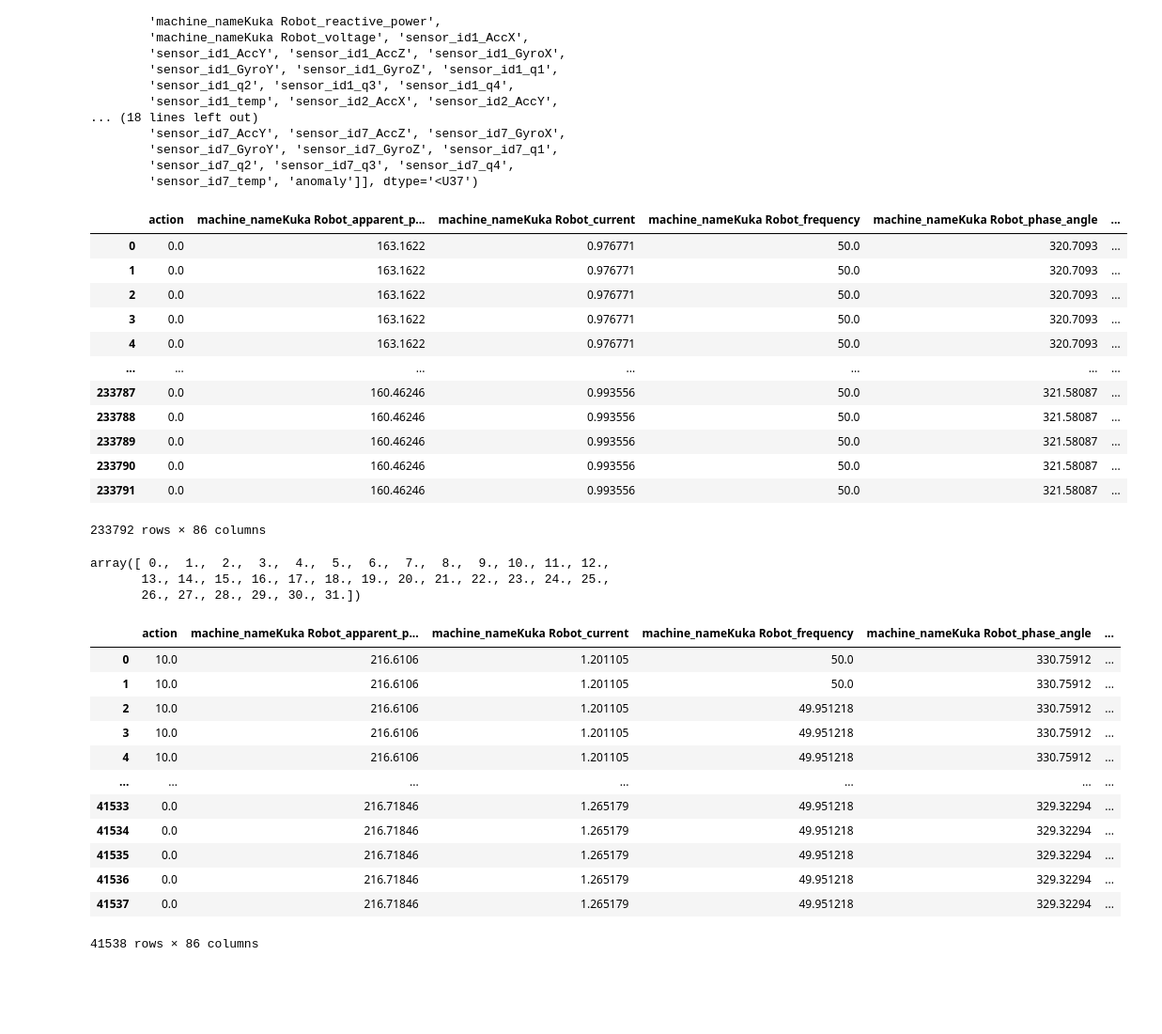
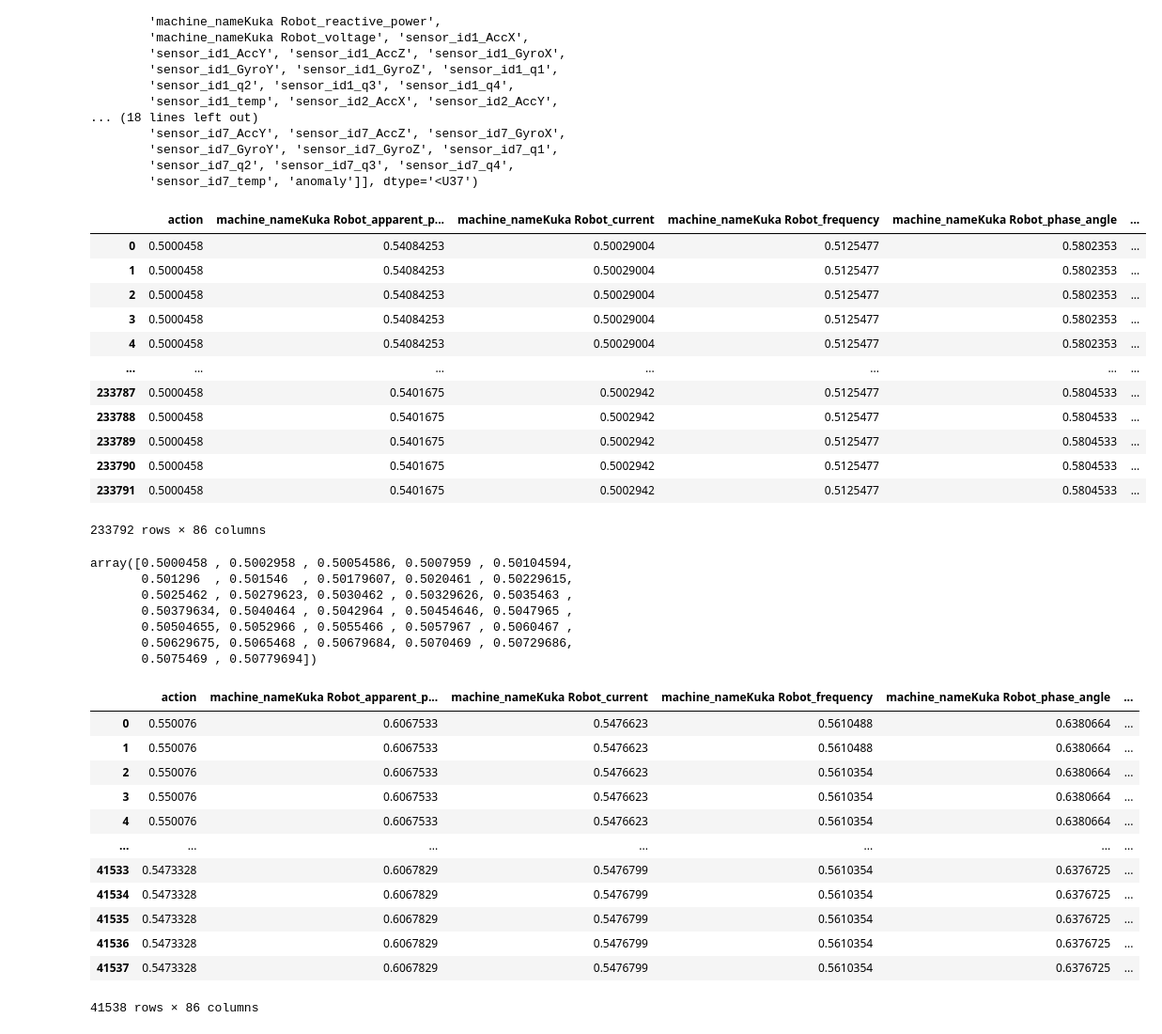
Before and after one commit to Giobordi/ML_application_project, a Jupyter notebook: AM01.ipynb, the cells around one changed output. Shown: that part at 94% size. Saved outputs shown, nothing was run; the diff lists cells and outputs as text; code cells hidden in the pictures; blank space fills up the shorter version.

```diff
--- a/AM01.ipynb
+++ b/AM01.ipynb
@@ -36,43 +36,49 @@ array([['action', 'machine_nameKuka Robot_apparent_power',
 # %%
 kuka_normal_path = os.path.join(ROOTDIR_DATASET, 'KukaNormal.npy')
 kuka_normal = np.load(kuka_normal_path)
 kuka_normal = np.hstack((kuka_normal, np.zeros(kuka_normal.shape[0]).reshape(-1, 1) ))
 kuka_normal = kuka_normal.astype('float32')
+kuka_normal = (kuka_normal - np.min(kuka_normal)) / (np.max(kuka_normal) - np.min(kuka_normal))
 
 kuka_normal = np.vstack((kuka_column_names, kuka_normal))
 df_kuka_normal = pd.DataFrame(kuka_normal)
 df_kuka_normal.columns = df_kuka_normal.iloc[0]
 df_kuka_normal = df_kuka_normal.iloc[1:]
 
 df_kuka_normal.drop("anomaly", axis=1, inplace=True)
 df_kuka_normal = df_kuka_normal.reset_index(drop=True)
 # df_kuka_normal['machine_nameKuka Robot_time'] = df_kuka_normal.index.astype(float) /  df_kuka_normal['machine_nameKuka Robot_frequency'].astype(float)
 
 df_kuka_normal
 # %% [output]
 |  | action | machine_nameKuka Robot_apparent_p... | machine_nameKuka Robot_current | machine_nameKuka Robot_frequency | machine_nameKuka Robot_phase_angle | ... |
-| 0 | 0.0 | 163.1622 | 0.976771 | 50.0 | 320.7093 | ... |
-| 1 | 0.0 | 163.1622 | 0.976771 | 50.0 | 320.7093 | ... |
-| 2 | 0.0 | 163.1622 | 0.976771 | 50.0 | 320.7093 | ... |
-| 3 | 0.0 | 163.1622 | 0.976771 | 50.0 | 320.7093 | ... |
-| 4 | 0.0 | 163.1622 | 0.976771 | 50.0 | 320.7093 | ... |
+| 0 | 0.5000458 | 0.54084253 | 0.50029004 | 0.5125477 | 0.5802353 | ... |
+| 1 | 0.5000458 | 0.54084253 | 0.50029004 | 0.5125477 | 0.5802353 | ... |
+| 2 | 0.5000458 | 0.54084253 | 0.50029004 | 0.5125477 | 0.5802353 | ... |
+| 3 | 0.5000458 | 0.54084253 | 0.50029004 | 0.5125477 | 0.5802353 | ... |
+| 4 | 0.5000458 | 0.54084253 | 0.50029004 | 0.5125477 | 0.5802353 | ... |
 | ... | ... | ... | ... | ... | ... | ... |
-| 233787 | 0.0 | 160.46246 | 0.993556 | 50.0 | 321.58087 | ... |
-| 233788 | 0.0 | 160.46246 | 0.993556 | 50.0 | 321.58087 | ... |
-| 233789 | 0.0 | 160.46246 | 0.993556 | 50.0 | 321.58087 | ... |
-| 233790 | 0.0 | 160.46246 | 0.993556 | 50.0 | 321.58087 | ... |
-| 233791 | 0.0 | 160.46246 | 0.993556 | 50.0 | 321.58087 | ... |
+| 233787 | 0.5000458 | 0.5401675 | 0.5002942 | 0.5125477 | 0.5804533 | ... |
+| 233788 | 0.5000458 | 0.5401675 | 0.5002942 | 0.5125477 | 0.5804533 | ... |
+| 233789 | 0.5000458 | 0.5401675 | 0.5002942 | 0.5125477 | 0.5804533 | ... |
+| 233790 | 0.5000458 | 0.5401675 | 0.5002942 | 0.5125477 | 0.5804533 | ... |
+| 233791 | 0.5000458 | 0.5401675 | 0.5002942 | 0.5125477 | 0.5804533 | ... |
 233792 rows × 86 columns
 # %%
 df_kuka_normal['action'].astype(float).unique()
 # %% [output]
-array([ 0.,  1.,  2.,  3.,  4.,  5.,  6.,  7.,  8.,  9., 10., 11., 12.,
-       13., 14., 15., 16., 17., 18., 19., 20., 21., 22., 23., 24., 25.,
-       26., 27., 28., 29., 30., 31.])
+array([0.5000458 , 0.5002958 , 0.50054586, 0.5007959 , 0.50104594,
+       0.501296  , 0.501546  , 0.50179607, 0.5020461 , 0.50229615,
+       0.5025462 , 0.50279623, 0.5030462 , 0.50329626, 0.5035463 ,
+       0.50379634, 0.5040464 , 0.5042964 , 0.50454646, 0.5047965 ,
+       0.50504655, 0.5052966 , 0.5055466 , 0.5057967 , 0.5060467 ,
+       0.50629675, 0.5065468 , 0.50679684, 0.5070469 , 0.50729686,
+       0.5075469 , 0.50779694])
 # %%
 kuka_slow_path = os.path.join(ROOTDIR_DATASET, 'KukaSlow.npy')
 kuka_slow = np.load(kuka_slow_path)
 kuka_slow = kuka_slow.astype('float32')
+kuka_slow = (kuka_slow - np.min(kuka_slow)) / (np.max(kuka_slow) - np.min(kuka_slow))
 
 kuka_slow = np.vstack((kuka_column_names, kuka_slow))
 
@@ -85,17 +91,17 @@ df_kuka_slow.drop("anomaly", axis=1, inplace=True)
 df_kuka_slow
 # %% [output]
 |  | action | machine_nameKuka Robot_apparent_p... | machine_nameKuka Robot_current | machine_nameKuka Robot_frequency | machine_nameKuka Robot_phase_angle | ... |
-| 0 | 10.0 | 216.6106 | 1.201105 | 50.0 | 330.75912 | ... |
-| 1 | 10.0 | 216.6106 | 1.201105 | 50.0 | 330.75912 | ... |
-| 2 | 10.0 | 216.6106 | 1.201105 | 49.951218 | 330.75912 | ... |
-| 3 | 10.0 | 216.6106 | 1.201105 | 49.951218 | 330.75912 | ... |
-| 4 | 10.0 | 216.6106 | 1.201105 | 49.951218 | 330.75912 | ... |
+| 0 | 0.550076 | 0.6067533 | 0.5476623 | 0.5610488 | 0.6380664 | ... |
+| 1 | 0.550076 | 0.6067533 | 0.5476623 | 0.5610488 | 0.6380664 | ... |
+| 2 | 0.550076 | 0.6067533 | 0.5476623 | 0.5610354 | 0.6380664 | ... |
+| 3 | 0.550076 | 0.6067533 | 0.5476623 | 0.5610354 | 0.6380664 | ... |
+| 4 | 0.550076 | 0.6067533 | 0.5476623 | 0.5610354 | 0.6380664 | ... |
 | ... | ... | ... | ... | ... | ... | ... |
-| 41533 | 0.0 | 216.71846 | 1.265179 | 49.951218 | 329.32294 | ... |
-| 41534 | 0.0 | 216.71846 | 1.265179 | 49.951218 | 329.32294 | ... |
-| 41535 | 0.0 | 216.71846 | 1.265179 | 49.951218 | 329.32294 | ... |
-| 41536 | 0.0 | 216.71846 | 1.265179 | 49.951218 | 329.32294 | ... |
-| 41537 | 0.0 | 216.71846 | 1.265179 | 49.951218 | 329.32294 | ... |
+| 41533 | 0.5473328 | 0.6067829 | 0.5476799 | 0.5610354 | 0.6376725 | ... |
+| 41534 | 0.5473328 | 0.6067829 | 0.5476799 | 0.5610354 | 0.6376725 | ... |
+| 41535 | 0.5473328 | 0.6067829 | 0.5476799 | 0.5610354 | 0.6376725 | ... |
+| 41536 | 0.5473328 | 0.6067829 | 0.5476799 | 0.5610354 | 0.6376725 | ... |
+| 41537 | 0.5473328 | 0.6067829 | 0.5476799 | 0.5610354 | 0.6376725 | ... |
 41538 rows × 86 columns
 # %%
 a: np.ndarray = df_kuka_slow['action'].astype(float).unique()
```
Also changed, not shown: parts of 11 cells of this notebook.
